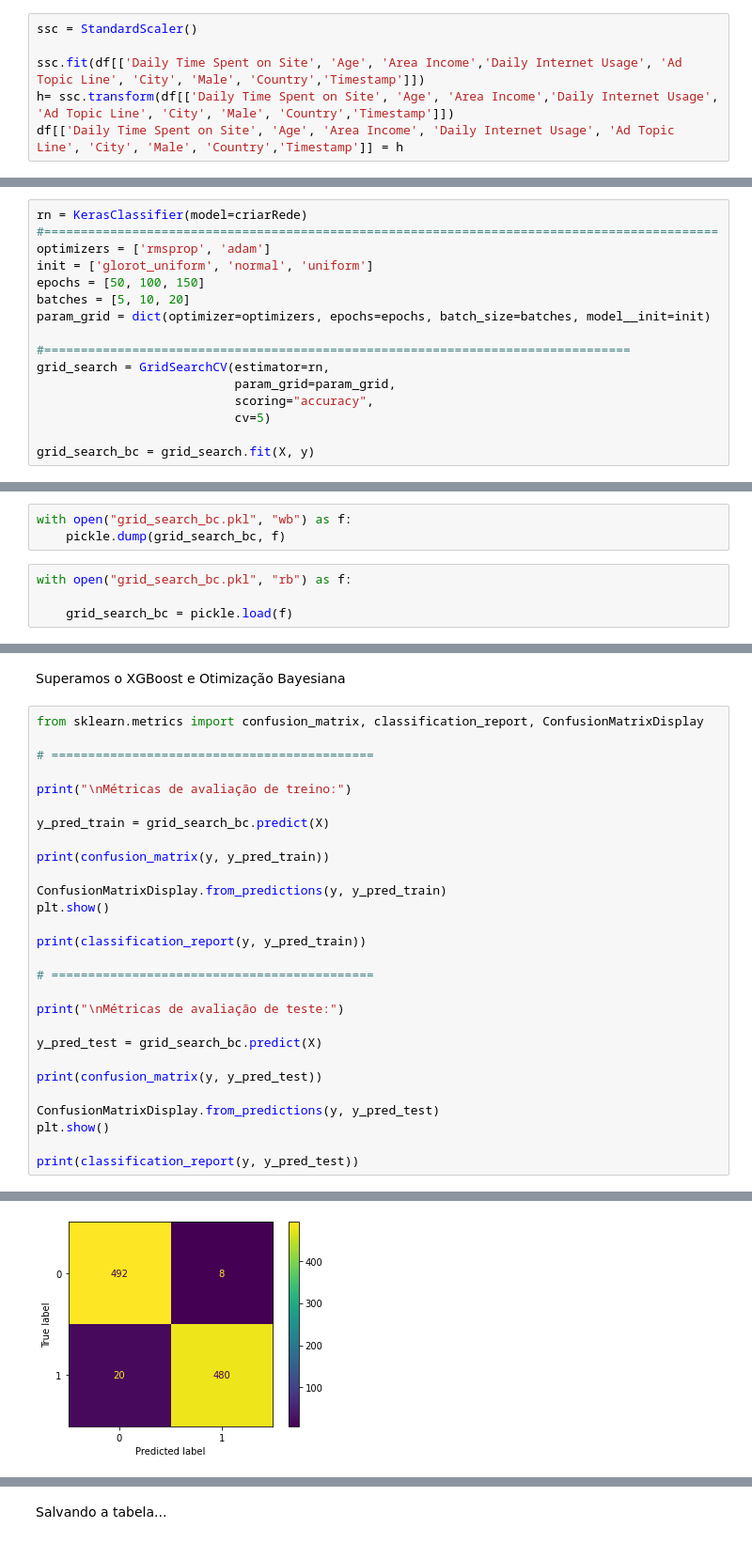
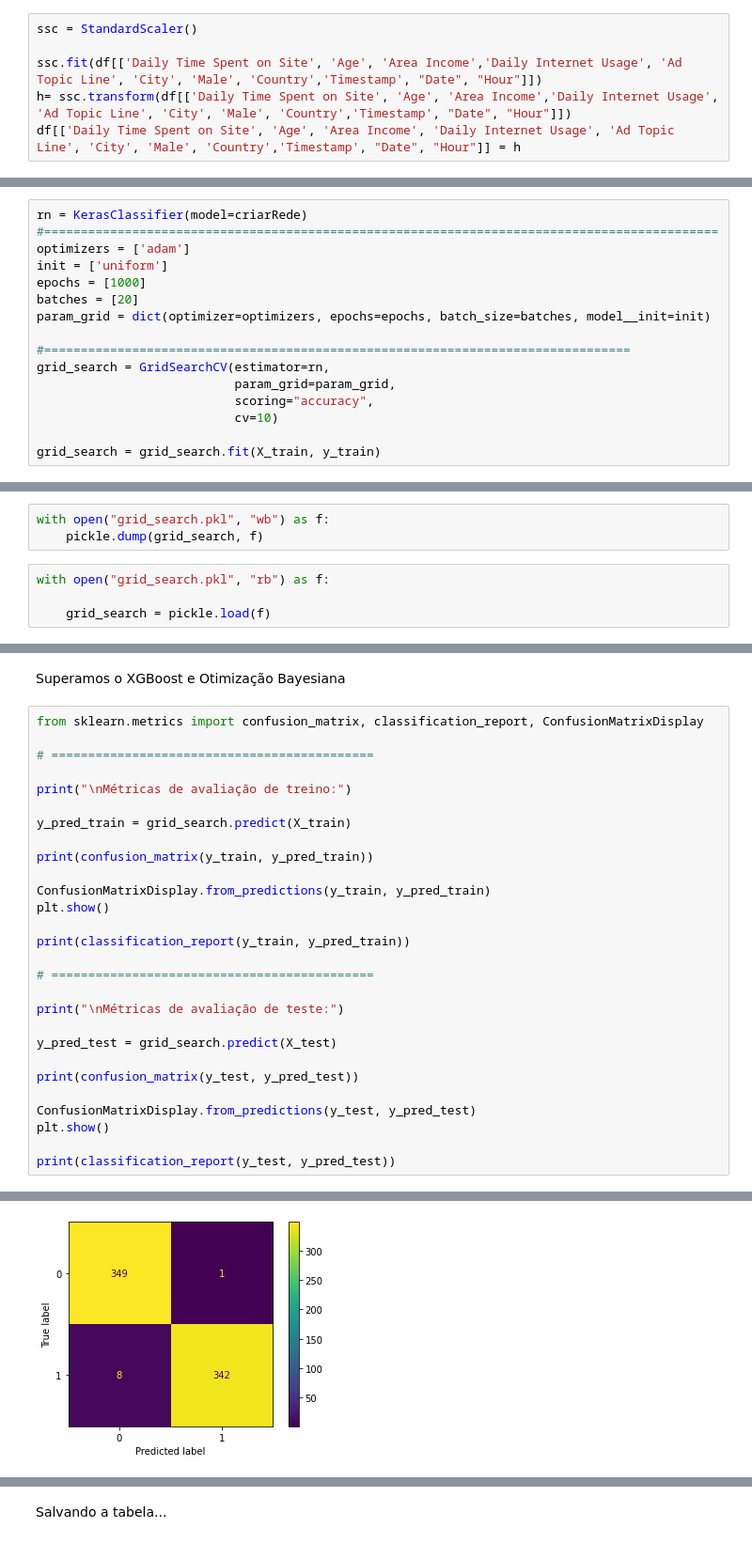
Before and after one commit to fabiobarreto-ds/Neural-Network, a Jupyter notebook: 11-Publicidade/11_publicidade_RN.ipynb, the cells around one changed output, grey strips where cells are left out. Shown at 94% size. Saved outputs shown, nothing was run; the diff lists cells and outputs as text.

```diff
--- a/11-Publicidade/11_publicidade_RN.ipynb
+++ b/11-Publicidade/11_publicidade_RN.ipynb
@@ -78,7 +120,7 @@ Index(['Daily Time Spent on Site', 'Age', 'Area Income',
 # %%
 ssc = StandardScaler()
 
-ssc.fit(df[['Daily Time Spent on Site', 'Age', 'Area Income','Daily Internet Usage', 'Ad Topic Line', 'City', 'Male', 'Country','Timestamp']])
-h= ssc.transform(df[['Daily Time Spent on Site', 'Age', 'Area Income','Daily Internet Usage', 'Ad Topic Line', 'City', 'Male', 'Country','Timestamp']])
-df[['Daily Time Spent on Site', 'Age', 'Area Income', 'Daily Internet Usage', 'Ad Topic Line', 'City', 'Male', 'Country','Timestamp']] = h
+ssc.fit(df[['Daily Time Spent on Site', 'Age', 'Area Income','Daily Internet Usage', 'Ad Topic Line', 'City', 'Male', 'Country','Timestamp', "Date", "Hour"]])
+h= ssc.transform(df[['Daily Time Spent on Site', 'Age', 'Area Income','Daily Internet Usage', 'Ad Topic Line', 'City', 'Male', 'Country','Timestamp', "Date", "Hour"]])
+df[['Daily Time Spent on Site', 'Age', 'Area Income', 'Daily Internet Usage', 'Ad Topic Line', 'City', 'Male', 'Country','Timestamp', "Date", "Hour"]] = h
 # %%
@@ -120,28 +163,28 @@ def criarRede(optimizer='rmsprop', init='glorot_uniform'):
 # %%
 rn = KerasClassifier(model=criarRede)
 #============================================================================================
-optimizers = ['rmsprop', 'adam']
-init = ['glorot_uniform', 'normal', 'uniform']
-epochs = [50, 100, 150]
-batches = [5, 10, 20]
+optimizers = ['adam']
+init = ['uniform']
+epochs = [1000]
+batches = [20]
 param_grid = dict(optimizer=optimizers, epochs=epochs, batch_size=batches, model__init=init)
 
 #================================================================================
 grid_search = GridSearchCV(estimator=rn,
                            param_grid=param_grid,
                            scoring="accuracy",
-                           cv=5)
+                           cv=10)
 
-grid_search_bc = grid_search.fit(X, y)
+grid_search = grid_search.fit(X_train, y_train)
 # %% [markdown]
 **Salvar o modelo:**
 # %%
 import pickle
 # %%
-with open("grid_search_bc.pkl", "wb") as f:
-    pickle.dump(grid_search_bc, f)
+with open("grid_search.pkl", "wb") as f:
+    pickle.dump(grid_search, f)
 # %%
-with open("grid_search_bc.pkl", "rb") as f:
+with open("grid_search.pkl", "rb") as f:
 
-    grid_search_bc = pickle.load(f)
+    grid_search = pickle.load(f)
 # %%
@@ -163,26 +209,26 @@ from sklearn.metrics import confusion_matrix, classification_report, ConfusionMa
 
 print("\nMétricas de avaliação de treino:")
 
-y_pred_train = grid_search_bc.predict(X)
+y_pred_train = grid_search.predict(X_train)
 
-print(confusion_matrix(y, y_pred_train))
+print(confusion_matrix(y_train, y_pred_train))
 
-ConfusionMatrixDisplay.from_predictions(y, y_pred_train)
+ConfusionMatrixDisplay.from_predictions(y_train, y_pred_train)
 plt.show()
 
-print(classification_report(y, y_pred_train))
+print(classification_report(y_train, y_pred_train))
 
 # ============================================
 
 print("\nMétricas de avaliação de teste:")
 
-y_pred_test = grid_search_bc.predict(X)
+y_pred_test = grid_search.predict(X_test)
 
-print(confusion_matrix(y, y_pred_test))
+print(confusion_matrix(y_test, y_pred_test))
 
-ConfusionMatrixDisplay.from_predictions(y, y_pred_test)
+ConfusionMatrixDisplay.from_predictions(y_test, y_pred_test)
 plt.show()
 
-print(classification_report(y, y_pred_test))
+print(classification_report(y_test, y_pred_test))
 # %% [output]
 Métricas de avaliação de treino:
@@ -192,3 +238,3 @@ Métricas de avaliação de treino:
-[figure, old version]
+[figure, new version]
               precision    recall  f1-score   support
 
```
Also changed, not shown: parts of 19 cells of this notebook, 2 other files.
